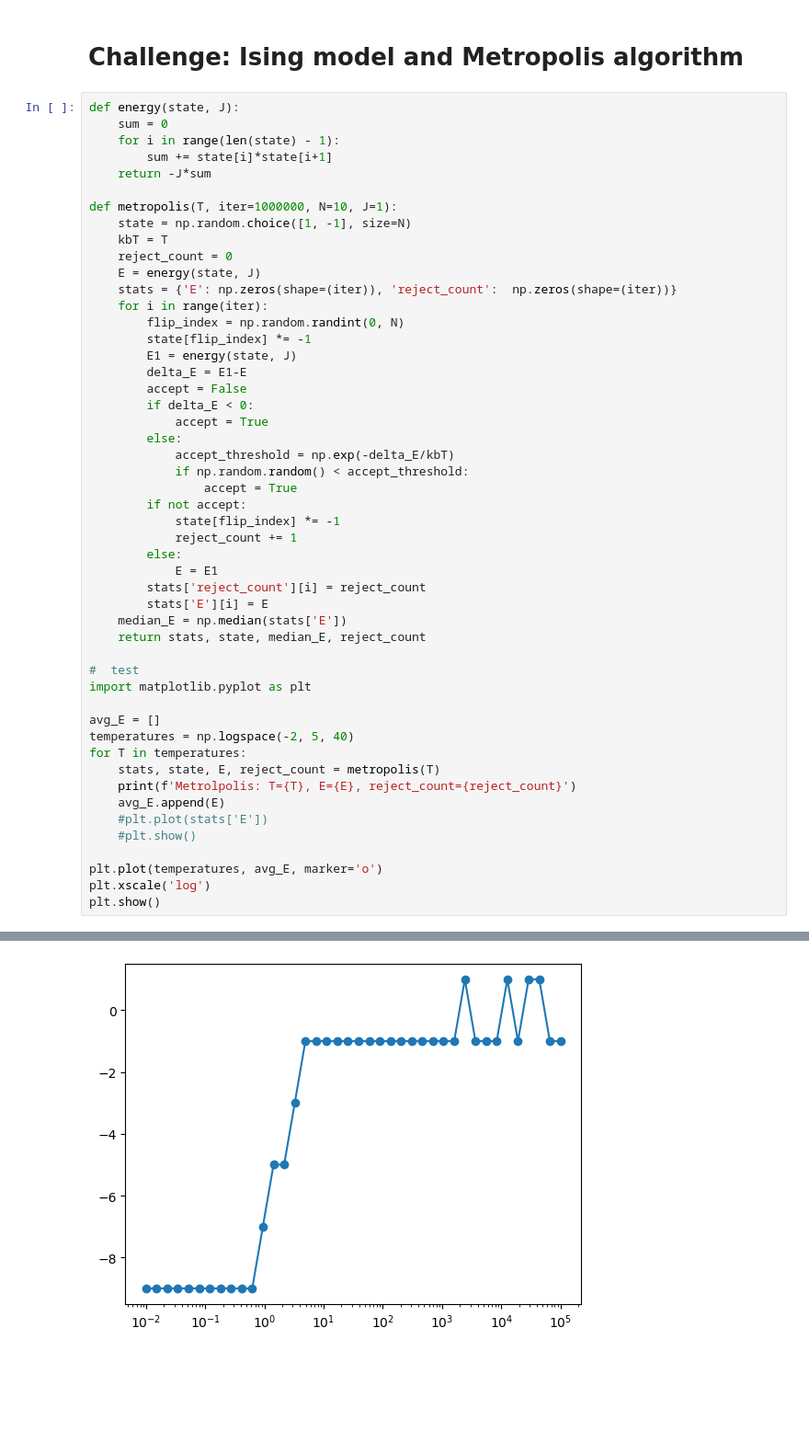
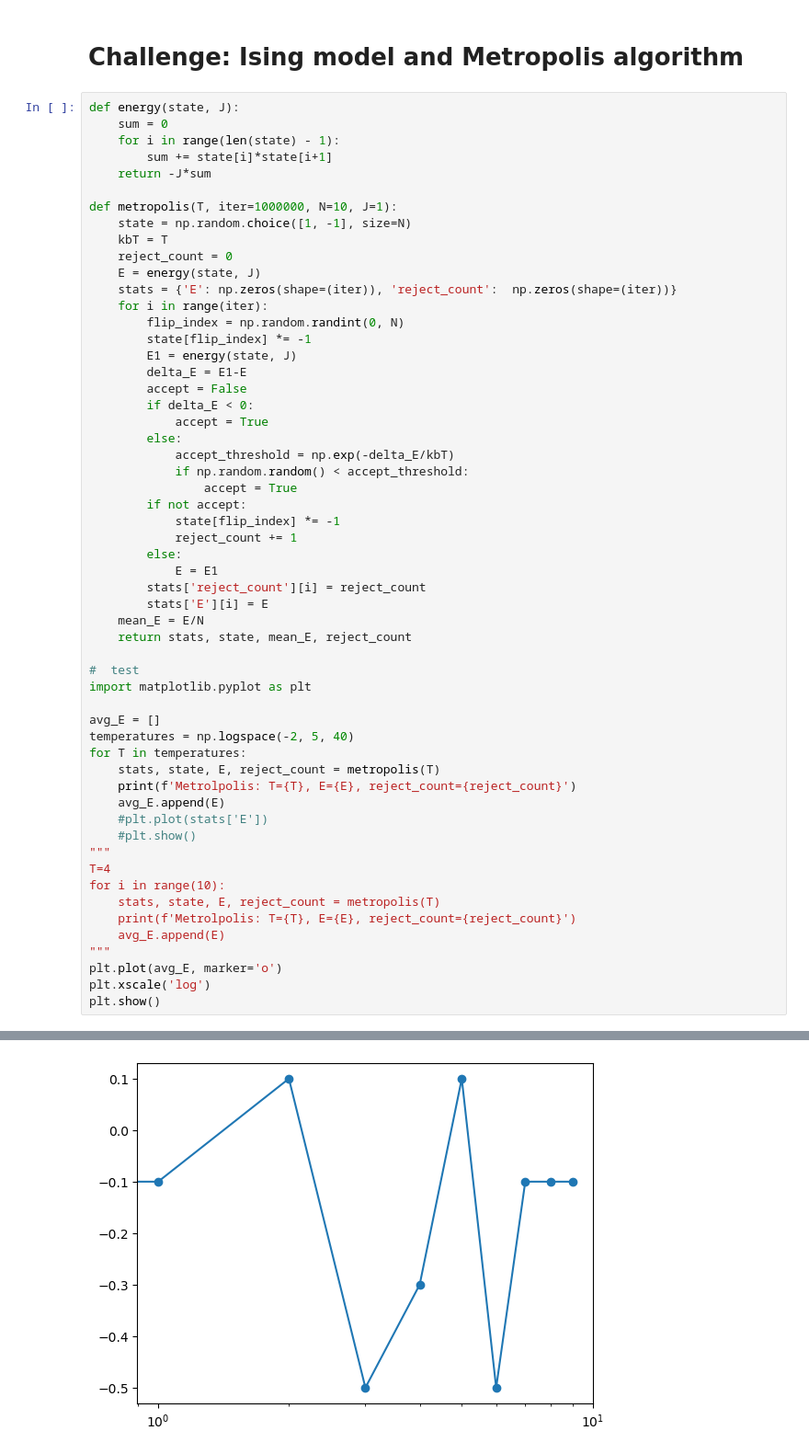
Before and after one commit to skp80286/PH_434, a Jupyter notebook: 22-aug-25/practical_5.ipynb, the cells around one changed output, grey strips where cells are left out. Shown at 92% size. Saved outputs shown, nothing was run; the diff lists cells and outputs as text; blank space fills up the shorter version.

```diff
--- a/22-aug-25/practical_5.ipynb
+++ b/22-aug-25/practical_5.ipynb
@@ -175,8 +176,8 @@ def metropolis(T, iter=1000000, N=10, J=1):
             E = E1
         stats['reject_count'][i] = reject_count
         stats['E'][i] = E
-    median_E = np.median(stats['E'])
-    return stats, state, median_E, reject_count
+    mean_E = E/N
+    return stats, state, mean_E, reject_count
 
 #  test
 import matplotlib.pyplot as plt
@@ -189,8 +190,14 @@ for T in temperatures:
     avg_E.append(E)
     #plt.plot(stats['E'])
     #plt.show()
-
-plt.plot(temperatures, avg_E, marker='o')
+"""
+T=4
+for i in range(10):
+    stats, state, E, reject_count = metropolis(T)
+    print(f'Metrolpolis: T={T}, E={E}, reject_count={reject_count}')
+    avg_E.append(E)
+"""
+plt.plot(avg_E, marker='o')
 plt.xscale('log')
 plt.show()
 # %% [output]
@@ -214 +214 @@ Metrolpolis: T=100000.0, E=-1.0, reject_count=9
-[figure, old version]
+[figure, new version]
```
Also changed, not shown: parts of 2 cells of this notebook, 3 other files.
